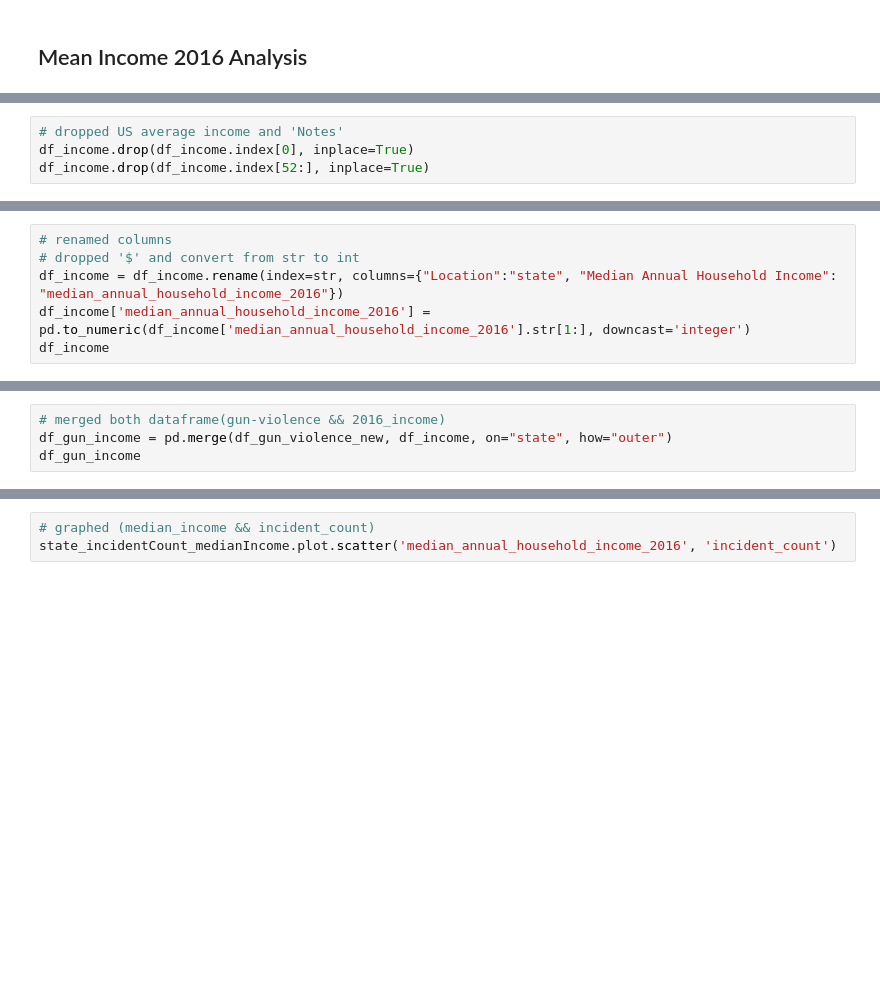
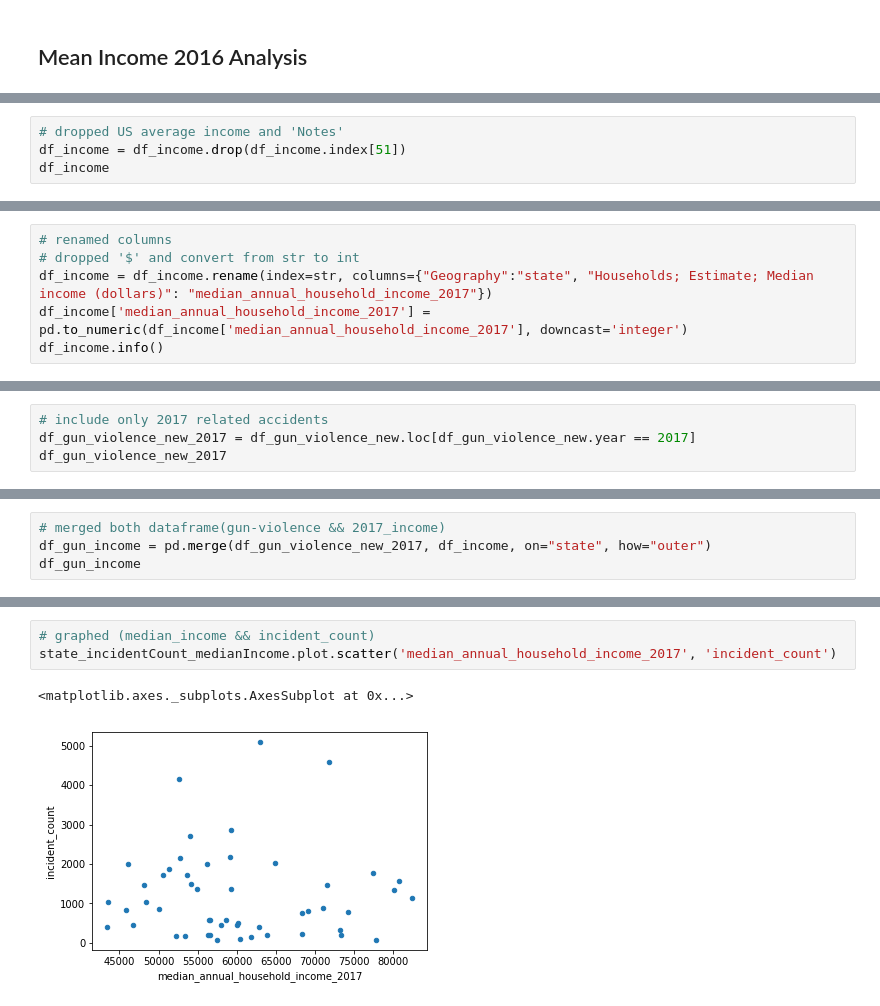
Before and after one commit to Cng000/Gun-violence-analysis, a Jupyter notebook: gun-violence.ipynb, the cells around one changed output, grey strips where cells are left out. Cells and saved outputs as stored; diff of their text form; blank space fills up the shorter version.

```diff
--- a/gun-violence.ipynb
+++ b/gun-violence.ipynb
@@ -107,4 +353,4 @@ df_income.head()
 # %%
 # dropped US average income and 'Notes'
-df_income.drop(df_income.index[0], inplace=True)
-df_income.drop(df_income.index[52:], inplace=True)
+df_income = df_income.drop(df_income.index[51])
+df_income
@@ -113,6 +375,6 @@ df_income
 # %%
 # renamed columns
 # dropped '$' and convert from str to int
-df_income = df_income.rename(index=str, columns={"Location":"state", "Median Annual Household Income": "median_annual_household_income_2016"})
-df_income['median_annual_household_income_2016'] = pd.to_numeric(df_income['median_annual_household_income_2016'].str[1:], downcast='integer')
-df_income
+df_income = df_income.rename(index=str, columns={"Geography":"state", "Households; Estimate; Median income (dollars)": "median_annual_household_income_2017"})
+df_income['median_annual_household_income_2017'] = pd.to_numeric(df_income['median_annual_household_income_2017'], downcast='integer')
+df_income.info()
@@ -118,0 +389,4 @@ df_income
+# %%
+# include only 2017 related accidents
+df_gun_violence_new_2017 = df_gun_violence_new.loc[df_gun_violence_new.year == 2017]
+df_gun_violence_new_2017
@@ -119,4 +412,4 @@ df_income
 # %%
-# merged both dataframe(gun-violence && 2016_income)
-df_gun_income = pd.merge(df_gun_violence_new, df_income, on="state", how="outer")
+# merged both dataframe(gun-violence && 2017_income)
+df_gun_income = pd.merge(df_gun_violence_new_2017, df_income, on="state", how="outer")
 df_gun_income
@@ -128,3 +458,6 @@ state_incidentCount_medianIncome
 # %%
 # graphed (median_income && incident_count)
-state_incidentCount_medianIncome.plot.scatter('median_annual_household_income_2016', 'incident_count')
+state_incidentCount_medianIncome.plot.scatter('median_annual_household_income_2017', 'incident_count')
+# %% [output]
+<matplotlib.axes._subplots.AxesSubplot at 0x...>
+[figure, added]
```
Also changed, not shown: parts of 30 cells of this notebook.
